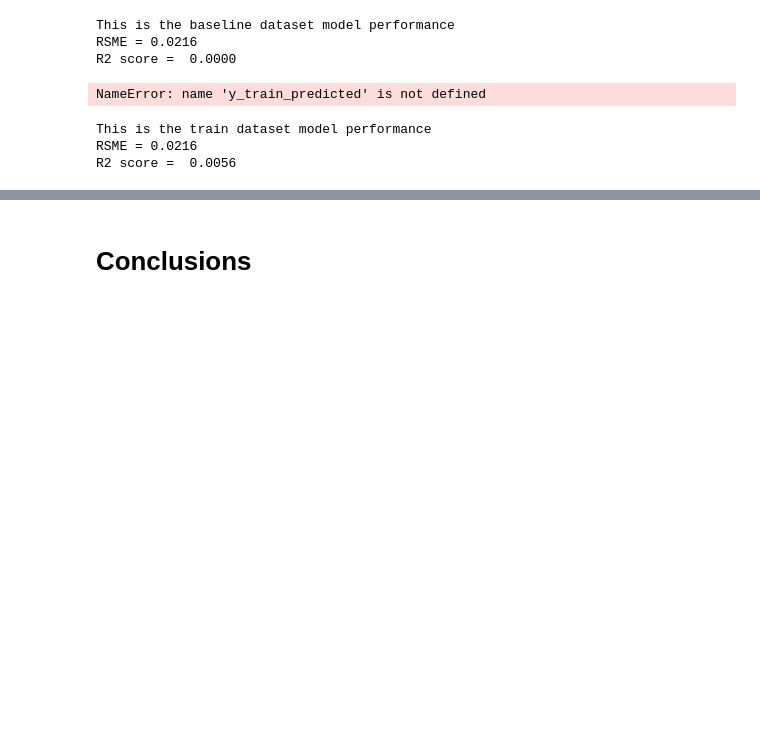
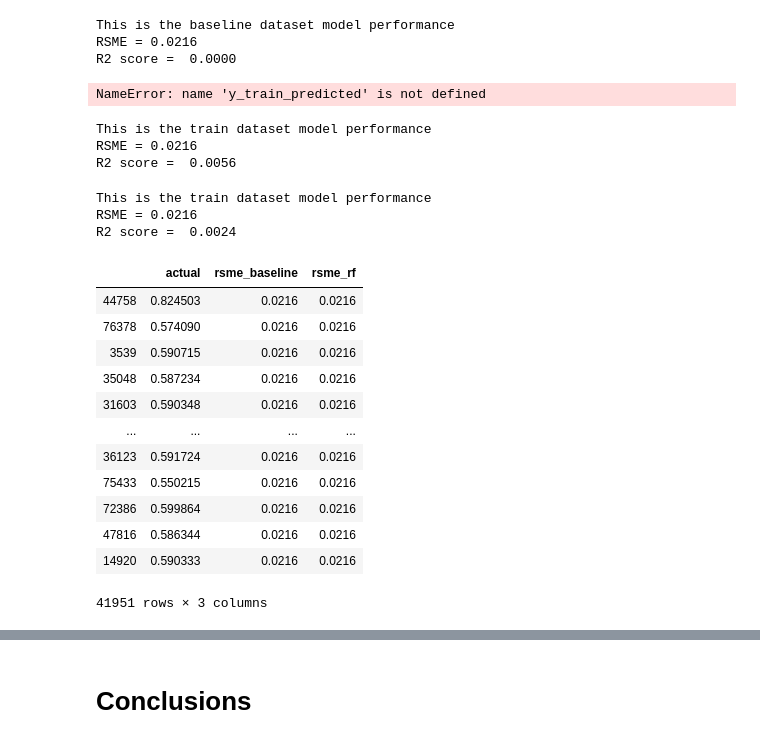
Before and after one commit to clustering-for-log-error/clustering-for-log-error, a Jupyter notebook: clustering_for_log_error_final.ipynb, the cells around one changed output, grey strips where cells are left out. Drawn from its saved outputs; the diff is of its cells as text; code cells hidden in the pictures; blank space fills up the shorter version.

Commit message:
added my model, need help

```diff
--- a/clustering_for_log_error_final.ipynb
+++ b/clustering_for_log_error_final.ipynb
@@ -502,6 +506,45 @@ print(f'R2 score =  {r2_rf_train:.4f}')
 This is the train dataset model performance
 RSME = 0.0216
 R2 score =  0.0056
+# %%
+# Create linear model
+lm = LinearRegression()
+# Use Recursive feature selection to find top 3 features
+rfe = RFE(lm, 3)
+
+X_rfe = rfe.fit_transform(X_train,y_train)
+# Fitting the data to model
+lm.fit(X_rfe, y_train)
+
+y_pred = lm.predict(X_rfe)
+
+rmse_lm_train = np.sqrt(mean_squared_error(y_train, y_pred))
+r2_rf_train = r2_score(y_train, y_pred)
+
+predictions['rsme_rf'] = ('{:.4f}'.format(rmse_lm_train))
+print('This is the train dataset model performance')
+print(f'RSME = {rmse_rf_train:.4f}')
+print(f'R2 score =  {r2_rf_train:.4f}')
+# %% [output]
+This is the train dataset model performance
+RSME = 0.0216
+R2 score =  0.0024
+# %%
+predictions
+# %% [output]
+|  | actual | rsme_baseline | rsme_rf |
+| 44758 | 0.824503 | 0.0216 | 0.0216 |
+| 76378 | 0.574090 | 0.0216 | 0.0216 |
+| 3539 | 0.590715 | 0.0216 | 0.0216 |
+| 35048 | 0.587234 | 0.0216 | 0.0216 |
+| 31603 | 0.590348 | 0.0216 | 0.0216 |
+| ... | ... | ... | ... |
+| 36123 | 0.591724 | 0.0216 | 0.0216 |
+| 75433 | 0.550215 | 0.0216 | 0.0216 |
+| 72386 | 0.599864 | 0.0216 | 0.0216 |
+| 47816 | 0.586344 | 0.0216 | 0.0216 |
+| 14920 | 0.590333 | 0.0216 | 0.0216 |
+41951 rows × 3 columns
 # %% [markdown]
 <a id='model_data'></a>
 # %% [markdown]
```
Also changed, not shown: parts of 2 cells of this notebook.
